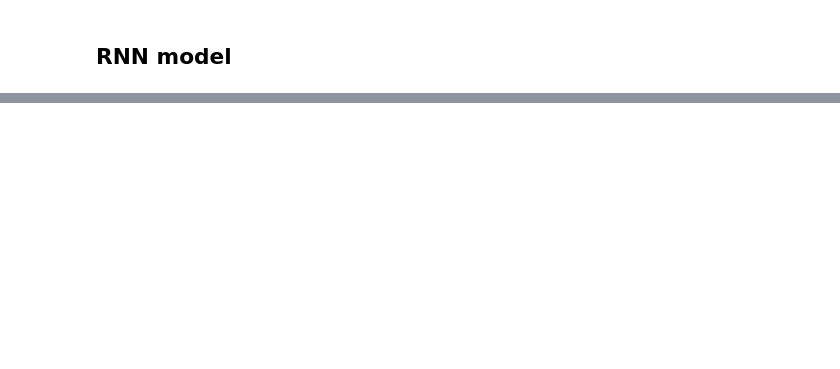
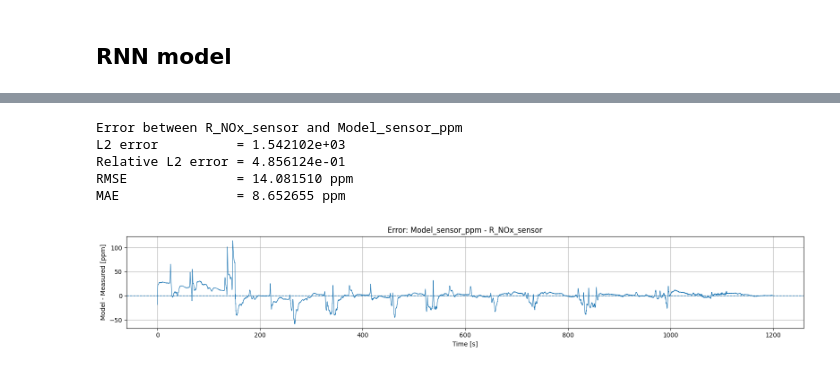
Before and after one commit to KLohithSaradhi/InverseModelling_NOxCatalyticConverter, a Jupyter notebook: _RNN/main.ipynb, the cells around one changed output, grey strips where cells are left out. Cells and saved outputs as stored; diff of their text form; code cells hidden in the pictures; blank space fills up the shorter version.

```diff
--- a/_RNN/main.ipynb
+++ b/_RNN/main.ipynb
@@ -336,0 +887,78 @@ print("  test_pred_ks.npy")
+# %%
+time_s, Model_sensor_ppm = run_scr_model(
+    A_std_0=3.59e9,
+    A_fst_0=8.80e9,
+    A_slw_0=3.56e11,
+    A_ads_0=4.32,
+    A_des_0=4.83e4,
+    A_nh3ox_0=6.99e5,
+)
+
+# ------------------------------------------------------------
+# Load measured downstream NOx: R_NOx_sensor
+# ------------------------------------------------------------
+mat_path = "../Data/NEDC_lite.mat"
+
+mat_real = sio.loadmat(
+    mat_path,
+    squeeze_me=True,
+    struct_as_record=False
+)
+
+def get_signal_from_mat(mat_dict, name):
+    obj = mat_dict[name]
+    t = np.asarray(obj.time, dtype=float).reshape(-1)
+    v = np.asarray(obj.signals.values, dtype=float).reshape(-1)
+    return t, v
+
+t_r, R_NOx_sensor = get_signal_from_mat(mat_real, "R_NOx_sensor")
+
+
+# ------------------------------------------------------------
+# Interpolate model output to measured R_NOx_sensor time
+# ------------------------------------------------------------
+Model_sensor_interp = np.interp(
+    t_r,
+    time_s,
+    Model_sensor_ppm
+)
+
+
+# ------------------------------------------------------------
+# L2 error
+# ------------------------------------------------------------
+error = Model_sensor_interp - R_NOx_sensor
+
+l2_error = np.linalg.norm(error, ord=2)
+relative_l2_error = l2_error / (np.linalg.norm(R_NOx_sensor, ord=2) + 1e-12)
+
+mse = np.mean(error**2)
+rmse = np.sqrt(mse)
+mae = np.mean(np.abs(error))
+
+print("Error between R_NOx_sensor and Model_sensor_ppm")
+print(f"L2 error          = {l2_error:.6e}")
+print(f"Relative L2 error = {relative_l2_error:.6e}")
+print(f"RMSE              = {rmse:.6f} ppm")
+print(f"MAE               = {mae:.6f} ppm")
+
+
+# ------------------------------------------------------------
+# Plot error
+# ------------------------------------------------------------
+plt.figure(figsize=(16, 3))
+plt.plot(t_r, error, linewidth=0.8)
+plt.axhline(0.0, linestyle="--", linewidth=1.0)
+plt.xlabel("Time [s]")
+plt.ylabel("Model - Measured [ppm]")
+plt.title("Error: Model_sensor_ppm - R_NOx_sensor")
+plt.grid(True)
+plt.tight_layout()
+plt.show()
+# %% [output]
+Error between R_NOx_sensor and Model_sensor_ppm
+L2 error          = 1.542102e+03
+Relative L2 error = 4.856124e-01
+RMSE              = 14.081510 ppm
+MAE               = 8.652655 ppm
+[figure, added]
```
Also changed, not shown: parts of 41 cells of this notebook, 2 other files.
